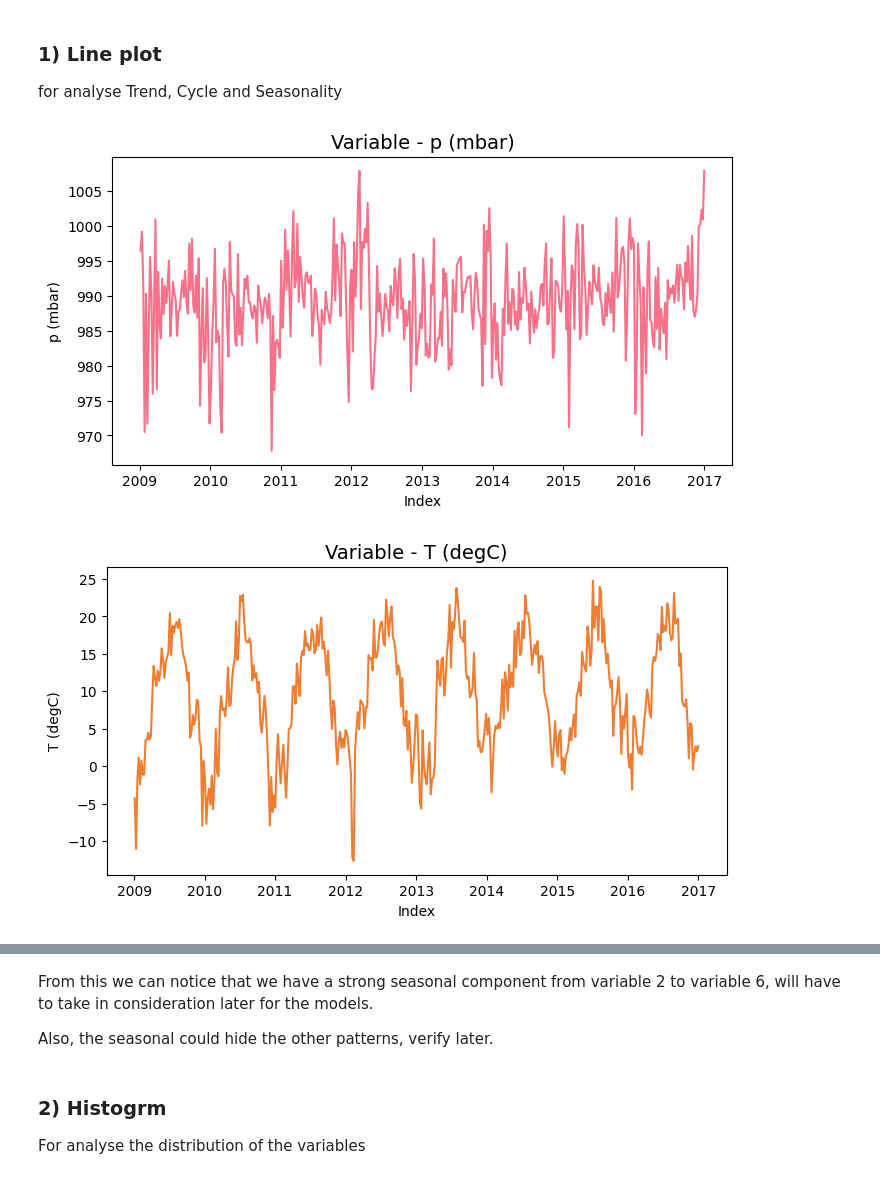
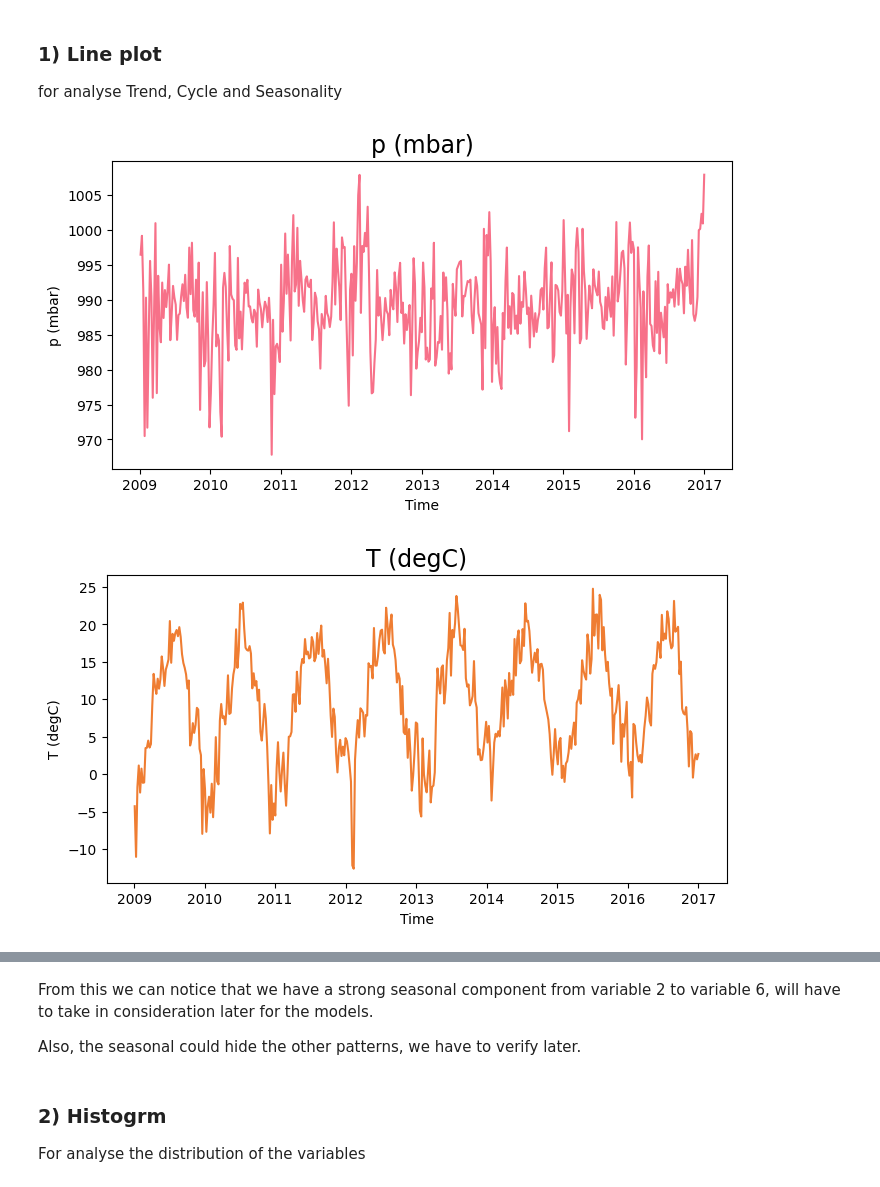
Before and after one commit to alelovo/StatisticalModels_project, a Jupyter notebook: EDA.ipynb, the cells around one changed output, grey strips where cells are left out. Saved outputs shown, nothing was run; the diff lists cells and outputs as text; code cells hidden in the pictures.

```diff
--- a/EDA.ipynb
+++ b/EDA.ipynb
@@ -78,15 +78,15 @@ for analyse Trend, Cycle and Seasonality
 # %%
 # Definition of the color palette for each variables
 pal = sns.color_palette("husl", n_colors=len(w_df.columns))
 
 # Loop for the column
 for i, column in enumerate(w_df.columns):
     plt.figure(figsize=(8, 4))
     sns.lineplot(data=w_df, x=w_df.index, y=column, color=pal[i])
-    plt.title(f"Variable - {column}", fontsize=14)
-    plt.xlabel("Index")
+    plt.title(f"{column}", fontsize=17)
+    plt.xlabel("Time")
     plt.ylabel(column)
     plt.show()
 # %% [output]
-[figure, old version]
+[figure, new version]
-[figure, old version]
+[figure, new version]
@@ -105,7 +105,7 @@ for i, column in enumerate(w_df.columns):
 # %% [markdown]
 From this we can notice that we have a strong seasonal component from variable 2 to variable 6, will have to take in consideration later for the models.
 
-Also, the seasonal could hide the other patterns, verify later.
+Also, the seasonal could hide the other patterns, we have to verify later.
 # %% [markdown]
 ### 2) Histogrm
 
```
Also changed, not shown: parts of 13 cells of this notebook, 4 other files.
